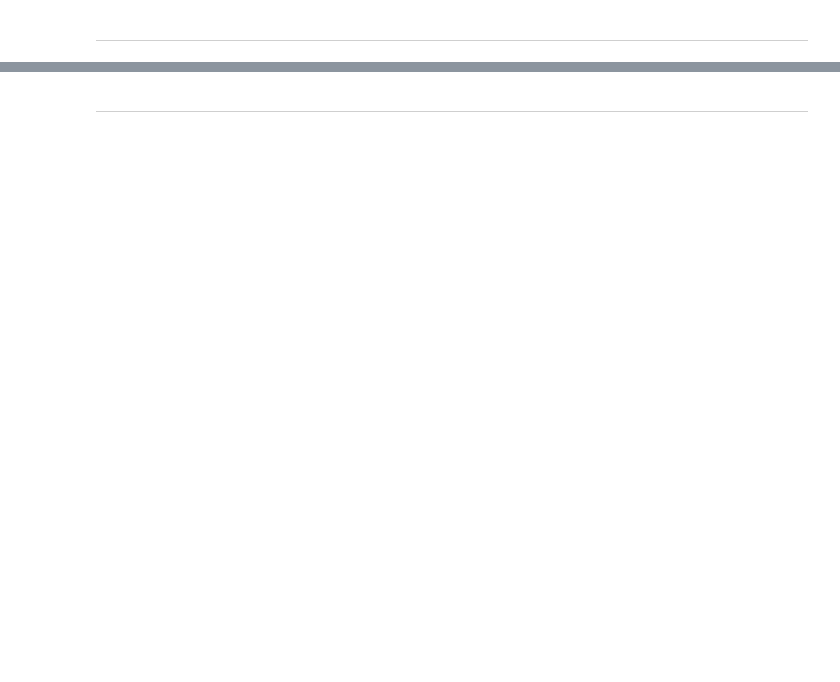
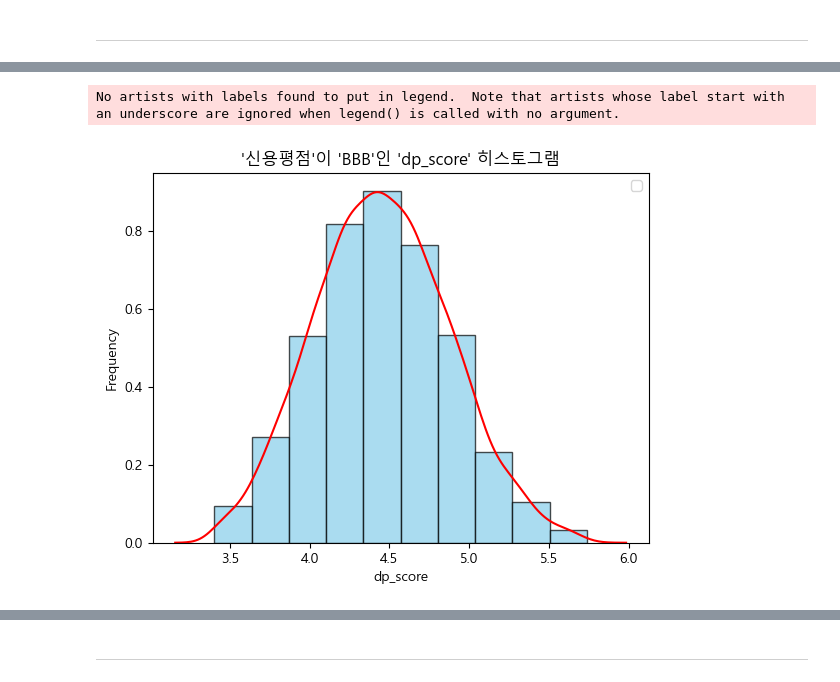
Before and after one commit to youngsang114/Project_2, a Jupyter notebook: 등급화/등급화_외감.ipynb, the cells around one changed output, grey strips where cells are left out. Saved outputs shown, nothing was run; the diff lists cells and outputs as text; code cells hidden in the pictures; blank space fills up the shorter version.

```diff
--- a/등급화/등급화_외감.ipynb
+++ b/등급화/등급화_외감.ipynb
@@ -121,0 +277,21 @@ df_등급화[['dp_score','신용평점']].groupby('신용평점').agg(['mean', l
+# %%
+# '신용평점'이 'A'인 행들의 'dp_score' 열 데이터를 가져옵니다.
+filtered_data = df_total_filtered_2[df_total_filtered_2['신용평점'] == 'BBB']['dp_score']
+
+# 히스토그램 그리기
+plt.hist(filtered_data, bins=10, density=True, alpha=0.7, color='skyblue', edgecolor='black')
+
+# 확률밀도선 그리기
+sns.kdeplot(filtered_data, color='red')
+
+# 라벨 및 범례 추가
+plt.title("'신용평점'이 'BBB'인 'dp_score' 히스토그램")
+plt.xlabel('dp_score')
+plt.ylabel("Frequency")
+plt.legend()
+
+# 그래프 출력
+plt.show()
+# %% [output]
+No artists with labels found to put in legend.  Note that artists whose label start with an underscore are ignored when legend() is called with no argument.
+[figure, added]
```
Also changed, not shown: parts of 41 cells of this notebook, 5 other files.
